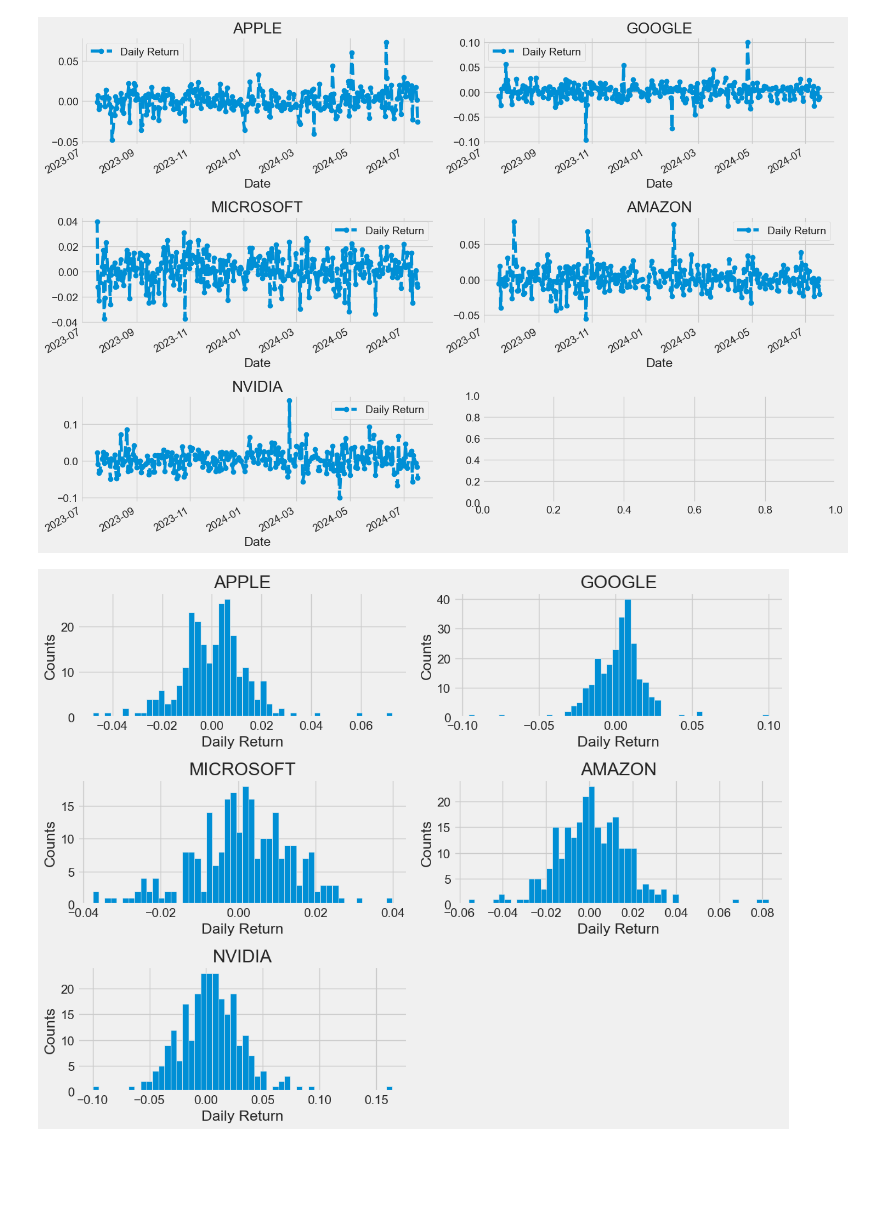
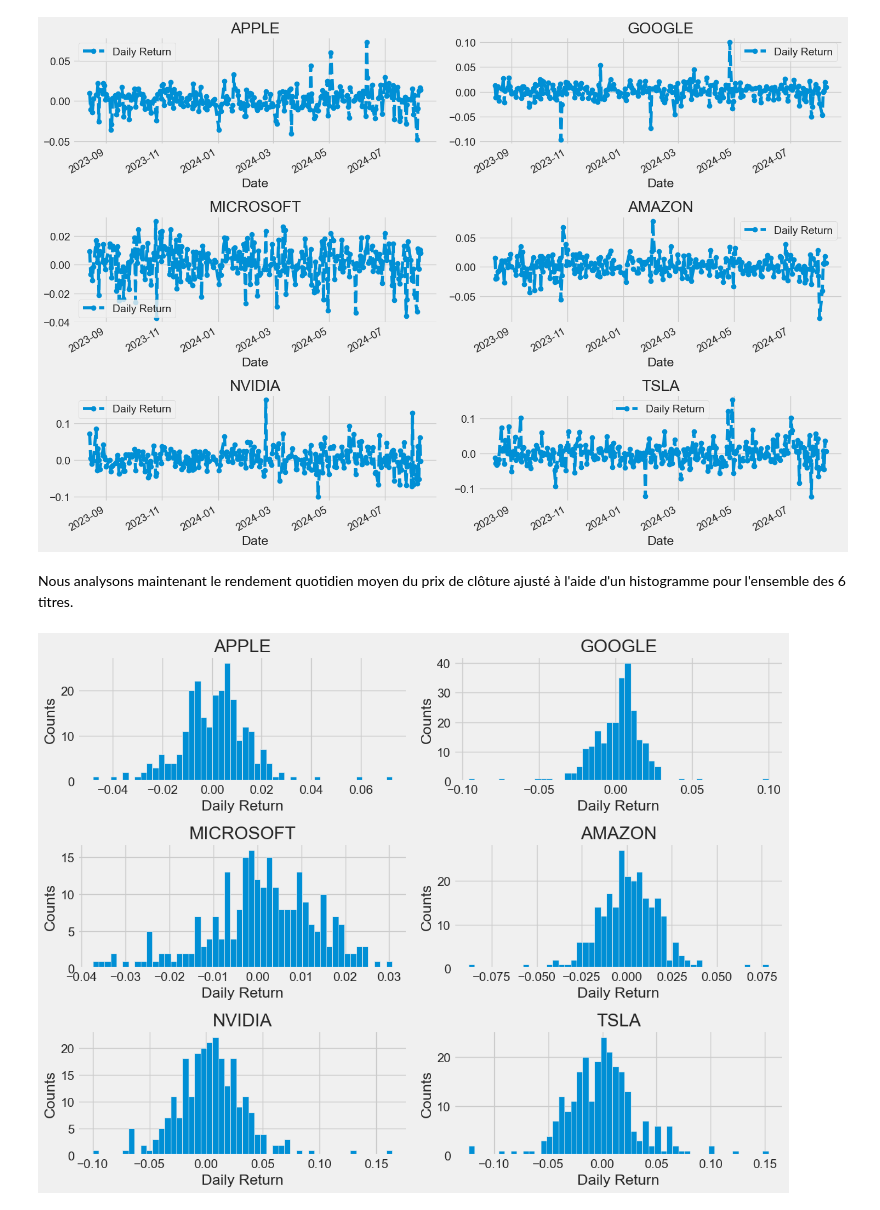
Before and after one commit to bigzaz/TravailPratique_ADS_2024, a Jupyter notebook: TP/StockMarketAnalysis&PredictionUsingML.ipynb, the cells around one changed output. Saved outputs shown, nothing was run; the diff lists cells and outputs as text; code cells hidden in the pictures; blank space fills up the shorter version.

```diff
--- a/TP/StockMarketAnalysis&PredictionUsingML.ipynb
+++ b/TP/StockMarketAnalysis&PredictionUsingML.ipynb
@@ -43,7 +46,7 @@ yf.pdr_override()
 from datetime import datetime
 
 # Set up End and Start times for data grab
-tech_list = ['AAPL', 'GOOG', 'MSFT', 'AMZN', 'NVDA']
+tech_list = ['AAPL', 'GOOG', 'MSFT', 'AMZN', 'NVDA', 'TSLA']
 
 end = datetime.now()
 start = datetime(end.year - 1, end.month, end.day)
@@ -52,12 +55,12 @@ for stock in tech_list:
     globals()[stock] = yf.download(stock, start, end)
 
 
-company_list = [AAPL, GOOG, MSFT, AMZN, NVDA]
-company_name = ["APPLE", "GOOGLE", "MICROSOFT", "AMAZON", "NVIDIA"]
+company_list = [AAPL, GOOG, MSFT, AMZN, NVDA, TSLA]
+company_name = ["APPLE", "GOOGLE", "MICROSOFT", "AMAZON", "NVIDIA", "TSLA"]
 
 for company, com_name in zip(company_list, company_name):
     company["company_name"] = com_name
 
 df = pd.concat(company_list, axis=0)
-df.tail(10)
+df.tail(15)
 # %% [output]
@@ -174,9 +201,9 @@ plt.tight_layout()
 # %%
-ma_day = [10, 20, 50]
+ma_day = [20, 50, 200]
 
 for ma in ma_day:
     for company in company_list:
-        column_name = f"MA for {ma} days"
+        column_name = f"MMA for {ma} days"
         company[column_name] = company['Adj Close'].rolling(ma).mean()
 
 
@@ -184,20 +211,23 @@ fig, axes = plt.subplots(nrows=3, ncols=2)
 fig.set_figheight(10)
 fig.set_figwidth(15)
 
-AAPL[['Adj Close', 'MA for 10 days', 'MA for 20 days', 'MA for 50 days']].plot(ax=axes[0,0])
+AAPL[['Adj Close', 'MMA for 20 days', 'MMA for 50 days', 'MMA for 200 days']].plot(ax=axes[0,0])
 axes[0,0].set_title('APPLE')
 
-GOOG[['Adj Close', 'MA for 10 days', 'MA for 20 days', 'MA for 50 days']].plot(ax=axes[0,1])
+GOOG[['Adj Close', 'MMA for 20 days', 'MMA for 50 days', 'MMA for 200 days']].plot(ax=axes[0,1])
 axes[0,1].set_title('GOOGLE')
 
-MSFT[['Adj Close', 'MA for 10 days', 'MA for 20 days', 'MA for 50 days']].plot(ax=axes[1,0])
+MSFT[['Adj Close', 'MMA for 20 days', 'MMA for 50 days', 'MMA for 200 days']].plot(ax=axes[1,0])
 axes[1,0].set_title('MICROSOFT')
 
-AMZN[['Adj Close', 'MA for 10 days', 'MA for 20 days', 'MA for 50 days']].plot(ax=axes[1,1])
+AMZN[['Adj Close', 'MMA for 20 days', 'MMA for 50 days', 'MMA for 200 days']].plot(ax=axes[1,1])
 axes[1,1].set_title('AMAZON')
 
-NVDA[['Adj Close', 'MA for 10 days', 'MA for 20 days', 'MA for 50 days']].plot(ax=axes[2,0])
+NVDA[['Adj Close', 'MMA for 20 days', 'MMA for 50 days', 'MMA for 200 days']].plot(ax=axes[2,0])
 axes[2,0].set_title('NVIDIA')
 
+TSLA[['Adj Close', 'MMA for 20 days', 'MMA for 50 days', 'MMA for 200 days']].plot(ax=axes[2,1])
+axes[2,1].set_title('TSLA')
+
 fig.tight_layout()
 # %% [output]
@@ -205,31 +241,36 @@ fig.tight_layout()
 # %%
 # We'll use pct_change to find the percent change for each day
 for company in company_list:
     company['Daily Return'] = company['Adj Close'].pct_change()
 
 # Then we'll plot the daily return percentage
 fig, axes = plt.subplots(nrows=3, ncols=2)
 fig.set_figheight(10)
 fig.set_figwidth(15)
 
 AAPL['Daily Return'].plot(ax=axes[0,0], legend=True, linestyle='--', marker='o')
 axes[0,0].set_title('APPLE')
 
 GOOG['Daily Return'].plot(ax=axes[0,1], legend=True, linestyle='--', marker='o')
 axes[0,1].set_title('GOOGLE')
 
 MSFT['Daily Return'].plot(ax=axes[1,0], legend=True, linestyle='--', marker='o')
 axes[1,0].set_title('MICROSOFT')
 
 AMZN['Daily Return'].plot(ax=axes[1,1], legend=True, linestyle='--', marker='o')
 axes[1,1].set_title('AMAZON')
 
 NVDA['Daily Return'].plot(ax=axes[2,0], legend=True, linestyle='--', marker='o')
 axes[2,0].set_title('NVIDIA')
 
+TSLA['Daily Return'].plot(ax=axes[2,1], legend=True, linestyle='--', marker='o')
+axes[2,1].set_title('TSLA')
+
 fig.tight_layout()
 # %% [output]
-[figure, old version]
+[figure, new version]
+# %% [markdown]
+Nous analysons maintenant le rendement quotidien moyen du prix de clôture ajusté à l'aide d'un histogramme pour l'ensemble des 6 titres.
 # %%
 plt.figure(figsize=(12, 9))
 
@@ -242,4 +283,4 @@ for i, company in enumerate(company_list, 1):
 
 plt.tight_layout()
 # %% [output]
-[figure, old version]
+[figure, new version]
```
Also changed, not shown: parts of 48 cells of this notebook, 1 other file.
